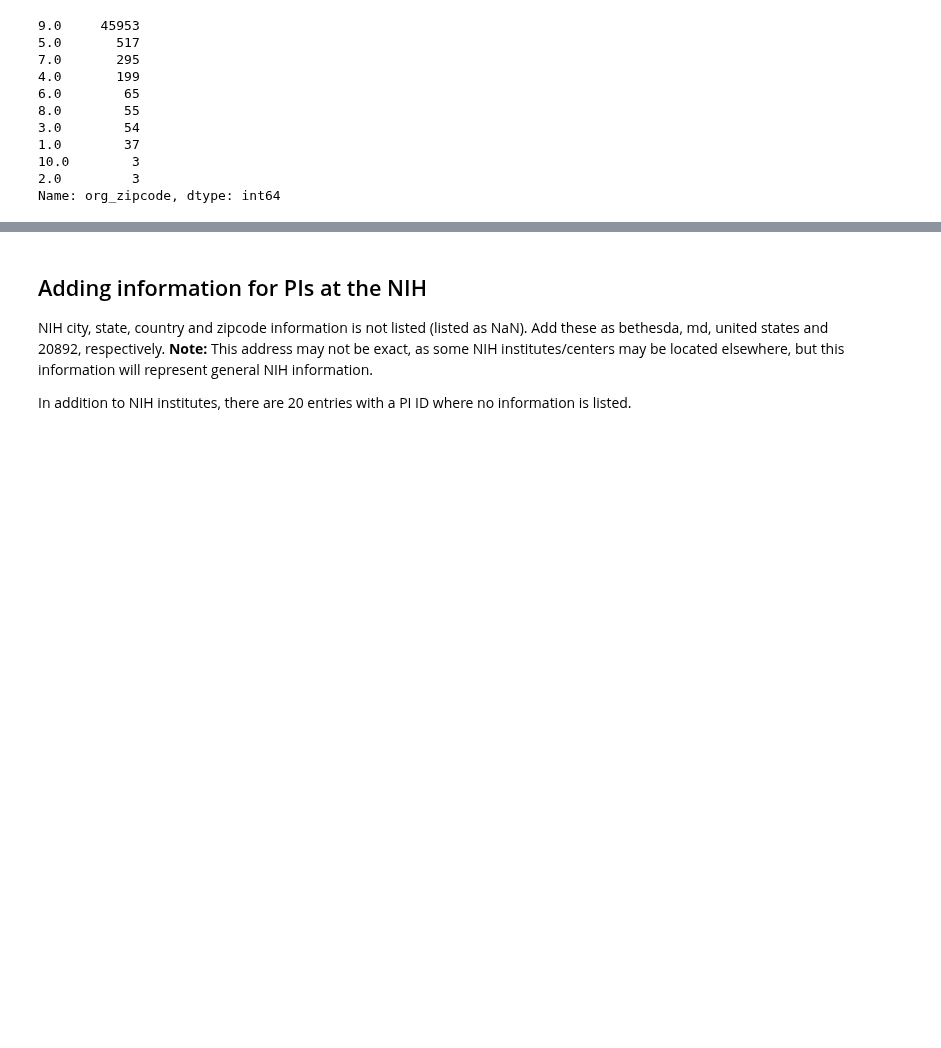
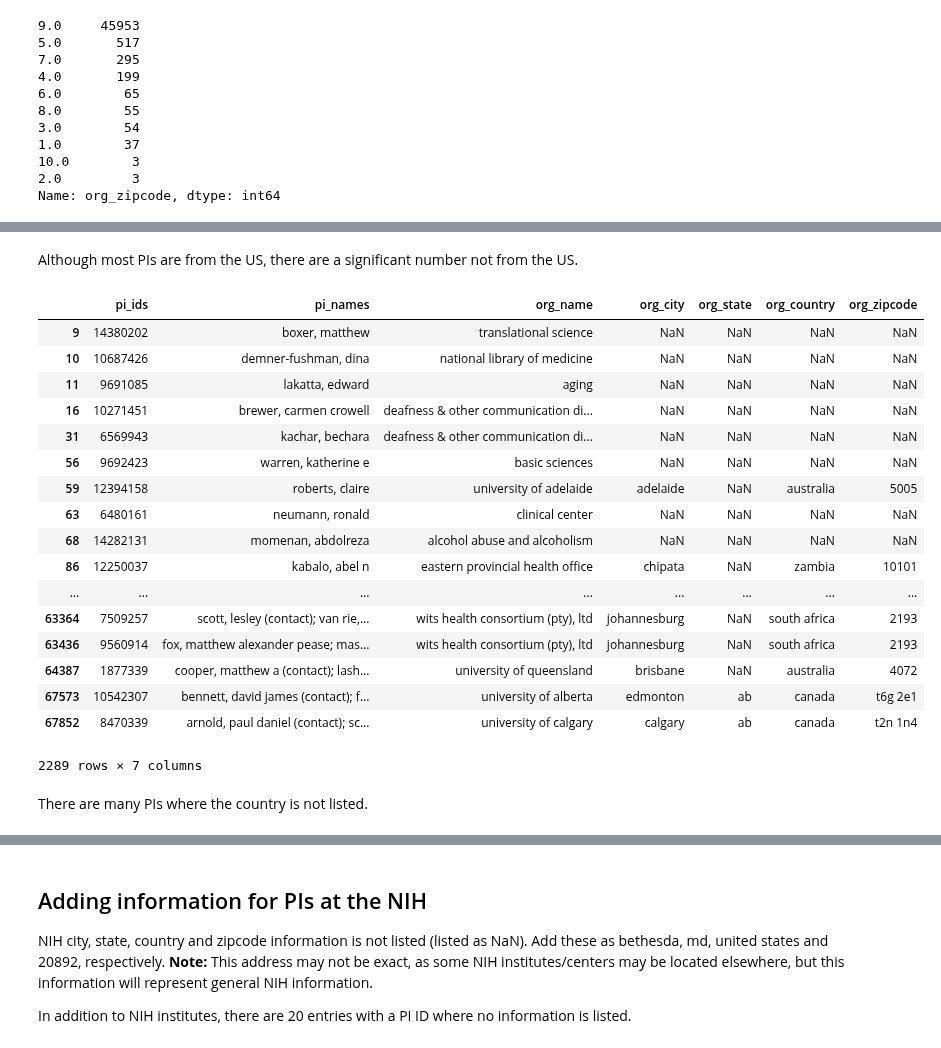
Before and after one commit to yuwie10/nih-awards, a Jupyter notebook: cleaning_pi_info.ipynb, the cells around one changed output, grey strips where cells are left out. Saved outputs shown, nothing was run; the diff lists cells and outputs as text; code cells hidden in the pictures; blank space fills up the shorter version.

```diff
--- a/cleaning_pi_info.ipynb
+++ b/cleaning_pi_info.ipynb
@@ -44,7 +44,7 @@ def add_nih_info(df, col, replace_with, org_name = 'org_name', org_country = 'or
 # %% [markdown]
 ## Basic text cleaning
 # %%
-all_info = pd.read_csv('grants_all.csv')
+all_info = pd.read_csv('grants_all.csv', compression = 'gzip')
 pi_info_raw = all_info['pi_ids pi_names org_name org_city org_state org_country org_zipcode'.split()]
 # %%
 pi_info_raw.head()
@@ -244,0 +267,25 @@ Name: org_zipcode, dtype: int64
+# %% [markdown]
+Although most PIs are from the US, there are a significant number not from the US.
+# %%
+pi_unique.ix[pi_unique['org_country'] != 'united states']
+# %% [output]
+|  | pi_ids | pi_names | org_name | org_city | org_state | org_country | org_zipcode |
+| 9 | 14380202 | boxer, matthew | translational science | NaN | NaN | NaN | NaN |
+| 10 | 10687426 | demner-fushman, dina | national library of medicine | NaN | NaN | NaN | NaN |
+| 11 | 9691085 | lakatta, edward | aging | NaN | NaN | NaN | NaN |
+| 16 | 10271451 | brewer, carmen crowell | deafness & other communication di... | NaN | NaN | NaN | NaN |
+| 31 | 6569943 | kachar, bechara | deafness & other communication di... | NaN | NaN | NaN | NaN |
+| 56 | 9692423 | warren, katherine e | basic sciences | NaN | NaN | NaN | NaN |
+| 59 | 12394158 | roberts, claire | university of adelaide | adelaide | NaN | australia | 5005 |
+| 63 | 6480161 | neumann, ronald | clinical center | NaN | NaN | NaN | NaN |
+| 68 | 14282131 | momenan, abdolreza | alcohol abuse and alcoholism | NaN | NaN | NaN | NaN |
+| 86 | 12250037 | kabalo, abel n | eastern provincial health office | chipata | NaN | zambia | 10101 |
+| ... | ... | ... | ... | ... | ... | ... | ... |
+| 63364 | 7509257 | scott, lesley (contact); van rie,... | wits health consortium (pty), ltd | johannesburg | NaN | south africa | 2193 |
+| 63436 | 9560914 | fox, matthew alexander pease; mas... | wits health consortium (pty), ltd | johannesburg | NaN | south africa | 2193 |
+| 64387 | 1877339 | cooper, matthew a (contact); lash... | university of queensland | brisbane | NaN | australia | 4072 |
+| 67573 | 10542307 | bennett, david james (contact); f... | university of alberta | edmonton | ab | canada | t6g 2e1 |
+| 67852 | 8470339 | arnold, paul daniel (contact); sc... | university of calgary | calgary | ab | canada | t2n 1n4 |
+2289 rows × 7 columns
+# %% [markdown]
+There are many PIs where the country is not listed.
```
Also changed, not shown: parts of 9 cells of this notebook, 2 other files.
